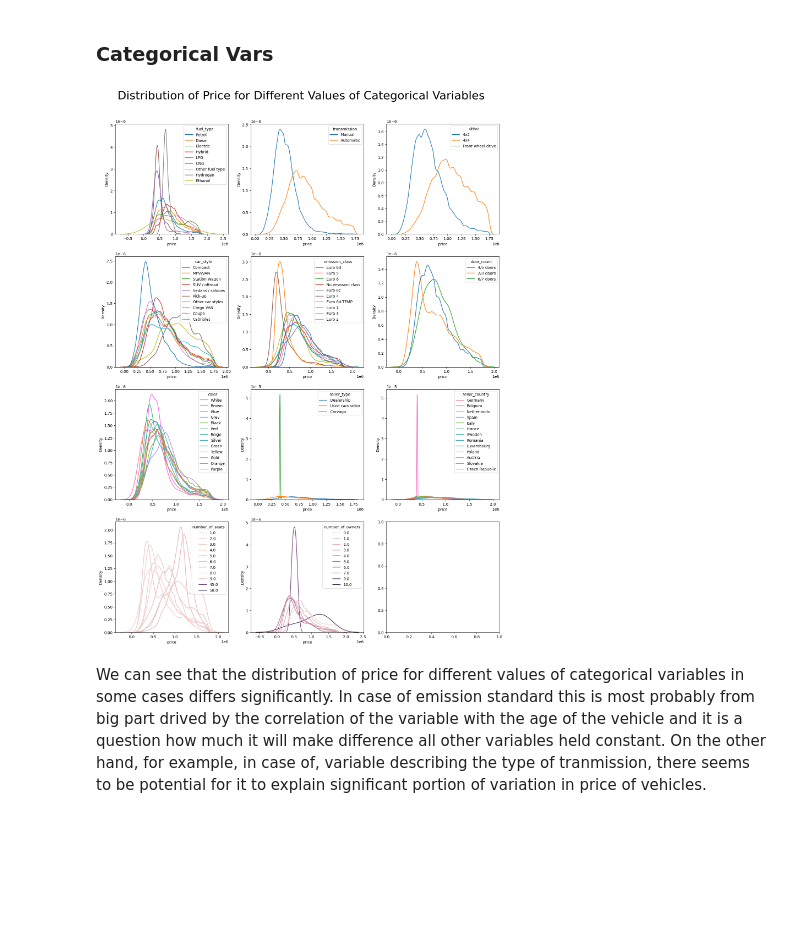
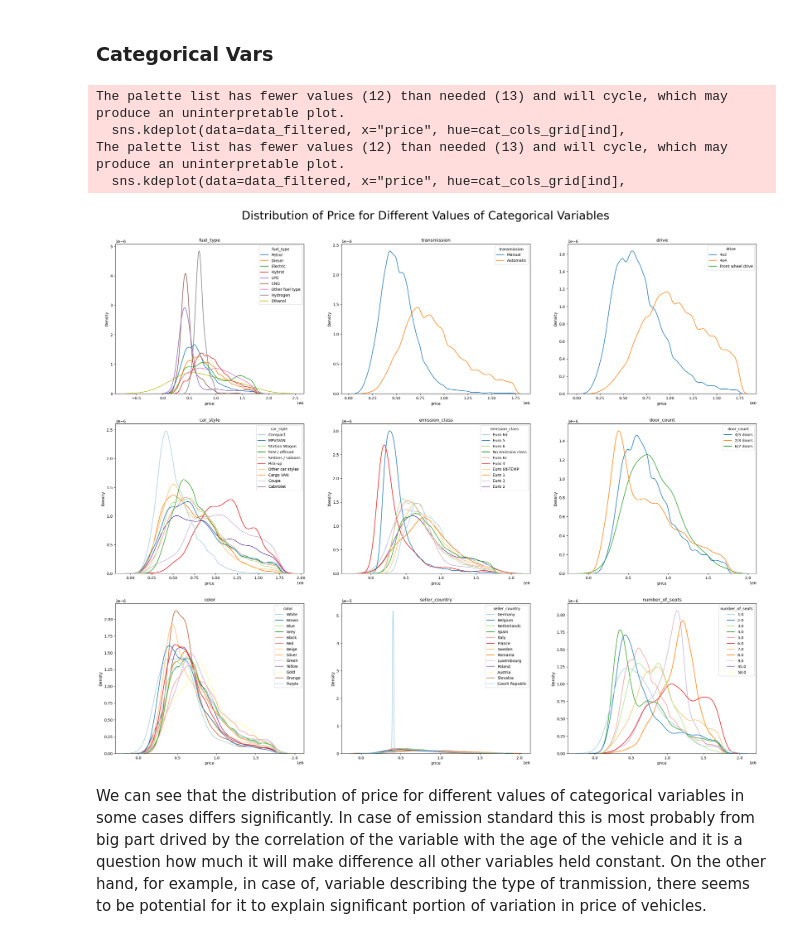
Before and after one commit to honzaz1234/ml_cars, a Jupyter notebook: reports/data_exploration.ipynb, the cells around one changed output. Cells and saved outputs as stored; diff of their text form; code cells hidden in the pictures; blank space fills up the shorter version.

```diff
--- a/reports/data_exploration.ipynb
+++ b/reports/data_exploration.ipynb
@@ -151,7 +157,11 @@ Looking at the barplot with shares of individual carmakers, we can see that they
 ### Other Categorical Variables
 # %%
 n_rows = math.ceil(len(cat_cols_grid) / 3)
-fig, axes = plt.subplots(nrows=n_rows, ncols=3, figsize=(18, 24))
+fig, axes = plt.subplots(
+    nrows=n_rows,
+    ncols=3,
+    figsize=(fig_width*3,
+             n_rows*fig_height))
 fig.suptitle(
     'Distribution of Categorical Variables',
     fontsize=fontsize_grid,
@@ -163,12 +173,13 @@ for ind in range(len(cat_cols_grid)):
     col_ind += 1
     df_share = create_share_df(
     df=data,
-    col=cat_cols_grid[ind]
+    col=cat_cols_grid[ind],
+    color=p_1_blue
     )
     sns.barplot(data=df_share,
                 x=df_share.index,
                 y="share",
-                color="blue",
+                color=p_1_blue,
                 ax=axes[row_ind, col_ind])
     axes[row_ind, col_ind].set_xlabel(None)
     axes[row_ind, col_ind].tick_params(labelsize=7, labelrotation=45)
@@ -182,17 +193,26 @@ Firstly, looking at the types of fuels of cars in the data set, most of the cars
 # %% [markdown]
 ### Month of Registration and Month of Manufacture
 # %%
-fig, ax = plt.subplots(figsize=(10, 6), nrows=1, ncols=2)
+fig, ax = plt.subplots(figsize=(fig_width*2, fig_height), nrows=1, ncols=2)
 years_fmt = DateFormatter('%Y')
 data['manufacture_date'] = pd.to_datetime(data['manufacture_date'])
-data['manufacture_date_m'] = data['manufacture_date'].dt.to_period('M').dt.to_timestamp()
-ax[0].hist(data['manufacture_date_m'], bins=len(data['manufacture_date_m'].unique()), label='Value')
+data['manufacture_date_m'] = (data['manufacture_date'].
+                              dt.to_period('M').
+                              dt.to_timestamp())
+sns.histplot(
+    data,
+    x='manufacture_date_m',
+    bins=len(data['manufacture_date_m'].unique()),
+    ax=ax[0])
 ax[0].set_title("Distribution of Manufacture Dates")
 
 
 data['registration_date'] = pd.to_datetime(data['registration_date'])
 data['registration_date_m'] = data['registration_date'].dt.to_period('M').dt.to_timestamp()
-ax[1].hist(data['registration_date_m'], bins=len(data['registration_date_m'].unique()), label='Value')
+sns.histplot(data,
+             x='registration_date_m',
+             bins=len(data['registration_date_m'].unique()),
+             ax=ax[1])
 ax[1].set_title("Distribution of Registration Dates")
 # %% [output]
 Text(0.5, 1.0, 'Distribution of Registration Dates')
@@ -255,7 +279,10 @@ Looking at the summary statistics of numerical variables, we can see that in cas
 # %%
 from functions import *
 n_rows = math.ceil(len(numerical_cols_grid) / 2)
-fig, axes = plt.subplots(nrows=n_rows, ncols=2, figsize=(18, 24))
+fig, axes = plt.subplots(nrows=n_rows,
+                         ncols=2,
+                         figsize=(fig_width * 2,
+                                  fig_height*n_rows))
 fig.suptitle(
     'Distribution of Numerical Variables',
     fontsize=fontsize_grid,
@@ -280,23 +307,35 @@ We can also look at the distribution of individual numerical variables with filt
 ### Categorical Vars
 # %%
 n_rows = math.ceil(len(cat_cols_grid) / 3)
-fig, axes = plt.subplots(nrows=n_rows, ncols=3, figsize=(18, 24))
+fig, axes = plt.subplots(nrows=n_rows,
+                         ncols=3,
+                         figsize=(fig_width * 3,
+                                  fig_height * n_rows))
 fig.suptitle(
     'Distribution of Price for Different Values of Categorical Variables', fontsize=fontsize_grid,
     y=y_grid
     )
 row_ind = 0
 col_ind = -1
 data_filtered = filter_outliers(df=data, col="price")
 for ind in range(len(cat_cols_grid)):
     row_ind = math.floor(ind / 3)
     col_ind += 1
+    if len(data[cat_cols_grid[ind]].unique()) < 11:
+        palette_ = palette_1
+    else:
+        palette_ = palette_2
     sns.kdeplot(data=data_filtered, x="price", hue=cat_cols_grid[ind],
-        ax=axes[row_ind, col_ind], common_norm=False)
+        ax=axes[row_ind, col_ind], common_norm=False, palette=palette_)
+    axes[row_ind, col_ind].set_title(cat_cols_grid[ind])
     if col_ind == 2:
         col_ind = -1
 # %% [output]
+The palette list has fewer values (12) than needed (13) and will cycle, which may produce an uninterpretable plot.
+  sns.kdeplot(data=data_filtered, x="price", hue=cat_cols_grid[ind],
+The palette list has fewer values (12) than needed (13) and will cycle, which may produce an uninterpretable plot.
+  sns.kdeplot(data=data_filtered, x="price", hue=cat_cols_grid[ind],
-[figure, old version]
+[figure, new version]
 # %% [markdown]
 We can see that the distribution of price for different values of categorical variables in some cases differs significantly. In case of emission standard this is most probably from big part drived by the correlation of the variable with the age of the vehicle and it is a question how much it will make difference all other variables held constant. On the other hand, for example,  in case of, variable describing the type of tranmission, there seems to be potential for it to explain significant portion of variation in price of vehicles.
 # %% [markdown]
```
Also changed, not shown: parts of 18 cells of this notebook.
